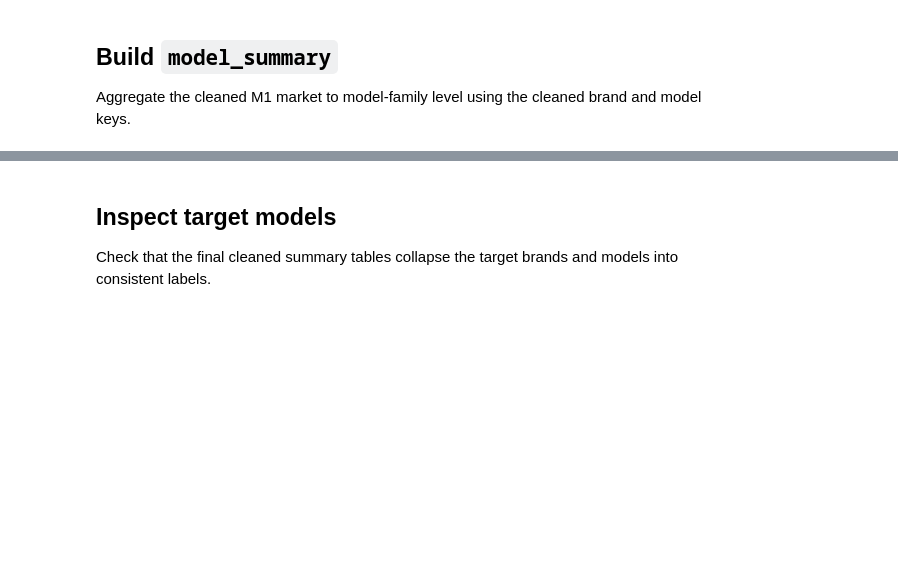
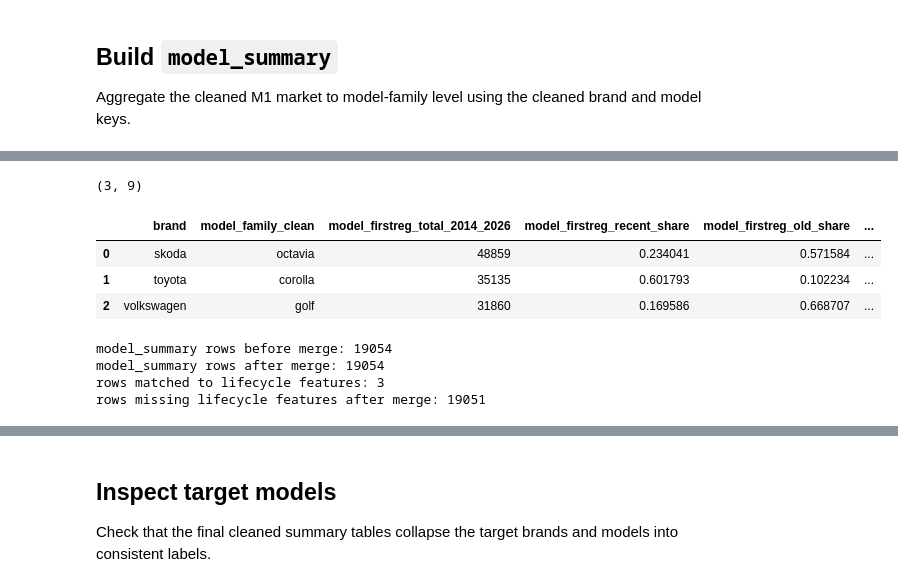
Before and after one commit to Riteshbhandarii/DPPM, a Jupyter notebook: notebooks/01_preprocessing/01_preprocess_traficom.ipynb, the cells around one changed output, grey strips where cells are left out. Cells and saved outputs as stored; diff of their text form; code cells hidden in the pictures; blank space fills up the shorter version.

Commit message:
new brand and model summaries created

```diff
--- a/notebooks/01_preprocessing/01_preprocess_traficom.ipynb
+++ b/notebooks/01_preprocessing/01_preprocess_traficom.ipynb
@@ -623,0 +807,70 @@ model_summary = model_summary.sort_values(
+# %%
+# Summarize the first-registration history into model-level lifecycle features.
+firstreg_feature_cols = [
+    "model_firstreg_total_2014_2026",
+    "model_firstreg_recent_share",
+    "model_firstreg_old_share",
+    "model_firstreg_weighted_year",
+    "model_firstreg_peak_year",
+    "model_firstreg_peak_count",
+    "model_firstreg_year_span",
+]
+
+lifecycle_feature_rows = []
+for (brand, model_family_clean), group in lifecycle_clean.groupby(["brand", "model_family_clean"], dropna=False):
+    total = group["first_registrations"].sum()
+    recent_total = group.loc[group["vuosi"].between(2021, 2026), "first_registrations"].sum()
+    old_total = group.loc[group["vuosi"].between(2014, 2018), "first_registrations"].sum()
+    nonzero_years = group.loc[group["first_registrations"] > 0, "vuosi"]
+    peak_idx = group["first_registrations"].idxmax()
+
+    lifecycle_feature_rows.append({
+        "brand": brand,
+        "model_family_clean": model_family_clean,
+        "model_firstreg_total_2014_2026": total,
+        "model_firstreg_recent_share": recent_total / total if total > 0 else pd.NA,
+        "model_firstreg_old_share": old_total / total if total > 0 else pd.NA,
+        "model_firstreg_weighted_year": (
+            (group["vuosi"] * group["first_registrations"]).sum() / total if total > 0 else pd.NA
+        ),
+        "model_firstreg_peak_year": group.loc[peak_idx, "vuosi"],
+        "model_firstreg_peak_count": group.loc[peak_idx, "first_registrations"],
+        "model_firstreg_year_span": (
+            nonzero_years.max() - nonzero_years.min() if not nonzero_years.empty else pd.NA
+        ),
+    })
+
+lifecycle_features = pd.DataFrame(lifecycle_feature_rows)
+
+print(lifecycle_features.shape)
+lifecycle_features
+# %% [output]
+(3, 9)
+|  | brand | model_family_clean | model_firstreg_total_2014_2026 | model_firstreg_recent_share | model_firstreg_old_share | ... |
+| 0 | skoda | octavia | 48859 | 0.234041 | 0.571584 | ... |
+| 1 | toyota | corolla | 35135 | 0.601793 | 0.102234 | ... |
+| 2 | volkswagen | golf | 31860 | 0.169586 | 0.668707 | ... |
+# %%
+# Merge lifecycle features into model_summary while preserving existing model_summary rows.
+model_summary_rows_before = len(model_summary)
+
+model_summary = model_summary.merge(
+    lifecycle_features,
+    on=["brand", "model_family_clean"],
+    how="left",
+    validate="one_to_one",
+)
+
+model_summary_rows_after = len(model_summary)
+lifecycle_matched_rows = model_summary["model_firstreg_total_2014_2026"].notna().sum()
+lifecycle_missing_rows = model_summary["model_firstreg_total_2014_2026"].isna().sum()
+
+print(f"model_summary rows before merge: {model_summary_rows_before}")
+print(f"model_summary rows after merge: {model_summary_rows_after}")
+print(f"rows matched to lifecycle features: {lifecycle_matched_rows}")
+print(f"rows missing lifecycle features after merge: {lifecycle_missing_rows}")
+# %% [output]
+model_summary rows before merge: 19054
+model_summary rows after merge: 19054
+rows matched to lifecycle features: 3
+rows missing lifecycle features after merge: 19051
```
Also changed, not shown: parts of 16 cells of this notebook, 2 other files.
